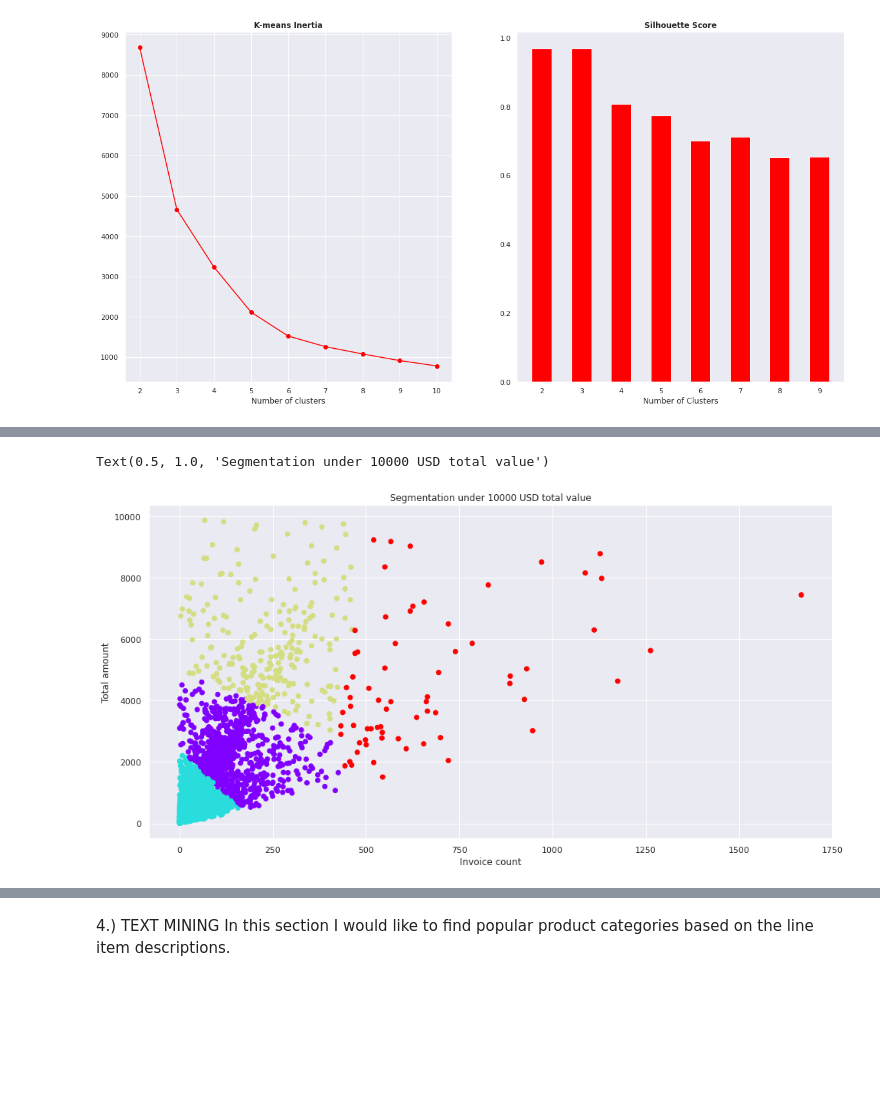
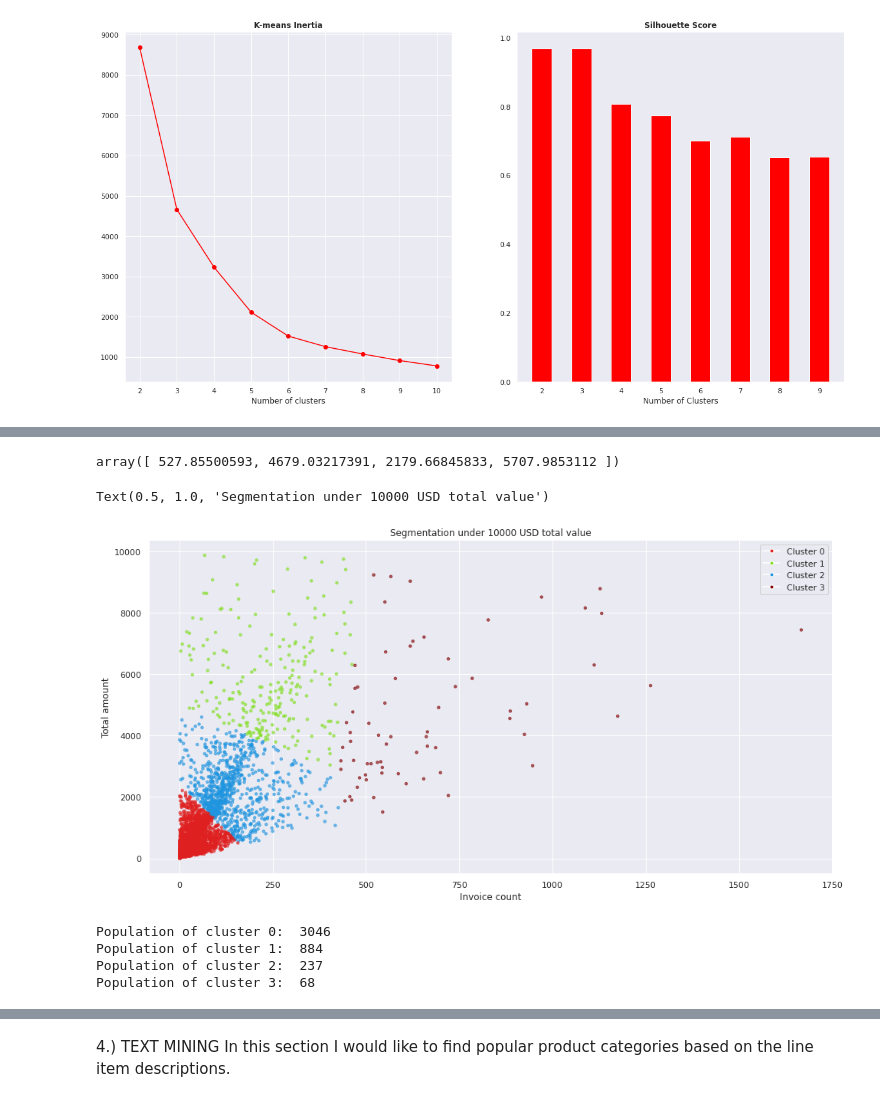
Before and after one commit to vbanai/ML-Technics-in-Retail, a Jupyter notebook: Comprehensive_ecommerce_analysis.ipynb, the cells around one changed output, grey strips where cells are left out. Cells and saved outputs as stored; diff of their text form; code cells hidden in the pictures; blank space fills up the shorter version.

```diff
--- a/Comprehensive_ecommerce_analysis.ipynb
+++ b/Comprehensive_ecommerce_analysis.ipynb
@@ -826,19 +848,52 @@ Text(0.5, 1.0, 'Segmenting the full dataset with high outlier values')
+# %%
+scaler.inverse_transform(km3.cluster_centers_)[:,0]
+# %% [output]
+array([ 527.85500593, 4679.03217391, 2179.66845833, 5707.9853112 ])
 # %%
+from matplotlib.lines import Line2D
+from sklearn.preprocessing import StandardScaler
+scaler = StandardScaler()
 
 underonethousand_c=underonethousand.copy(deep=True)
-X_scaled2=preprocessing.scale(underonethousand_c)
+#X_scaled2=preprocessing.scale(underonethousand_c)
+X_scaled2=scaler.fit_transform(underonethousand_c)
+
 km3 = KMeans(n_clusters=4)
 y_predicted = km3.fit_predict(X_scaled2)
+underonethousand_c['Clusters'] = y_predicted.tolist()
+
+colors = ['#DF2020', '#81DF20', '#2095DF', '#800000']
+#underonethousand_c['cen_x'] = underonethousand_c.Clusters.map({0:cen_x[0], 1:cen_x[1], 2:cen_x[2], 3:colors[3]})
+#underonethousand_c['cen_y'] = underonethousand_c.Clusters.map({0:cen_y[0], 1:cen_y[1], 2:cen_y[2], 3:colors[3]})# define and map colors
+
+underonethousand_c['c'] = underonethousand_c['Clusters'].map({0:colors[0], 1:colors[1], 2:colors[2], 3:colors[3]})
 
 
 
 
-underonethousand_c['Clusters'] = y_predicted.tolist()
 plt.figure(figsize=(16,8))
-plt.scatter(underonethousand_c['Invoice count'], underonethousand_c['Total amount'], c=underonethousand_c['Clusters'], cmap='rainbow')
+plt.scatter(underonethousand_c['Invoice count'], underonethousand_c['Total amount'], c=underonethousand_c['c'], alpha=0.6, s=12)   #cmap='rainbow')
+#plt.scatter(km3.cluster_centers_[:,0], km3.cluster_centers_[:,1], marker='*', s=300,
+ #           c='r', label='centroid')
+legend_elements = [Line2D([0], [0], marker='o', color='w', label='Cluster {}'.format(i),
+               markerfacecolor=mcolor, markersize=5) for i, mcolor in enumerate(colors)]# plot legend
+plt.legend(handles=legend_elements, loc='upper right')
+
+
+
 plt.xlabel('Invoice count')
 plt.ylabel("Total amount")
 plt.title("Segmentation under 10000 USD total value")
 # %% [output]
 Text(0.5, 1.0, 'Segmentation under 10000 USD total value')
-[figure, old version]
+[figure, new version]
+# %%
+print("Population of cluster 0: ", len(underonethousand_c[underonethousand_c.Clusters==0]))
+print("Population of cluster 1: ", len(underonethousand_c[underonethousand_c.Clusters==1]))
+print("Population of cluster 2: ", len(underonethousand_c[underonethousand_c.Clusters==2]))
+print("Population of cluster 3: ", len(underonethousand_c[underonethousand_c.Clusters==3]))
+# %% [output]
+Population of cluster 0:  3046
+Population of cluster 1:  884
+Population of cluster 2:  237
+Population of cluster 3:  68
```
Also changed, not shown: parts of 7 cells of this notebook.
